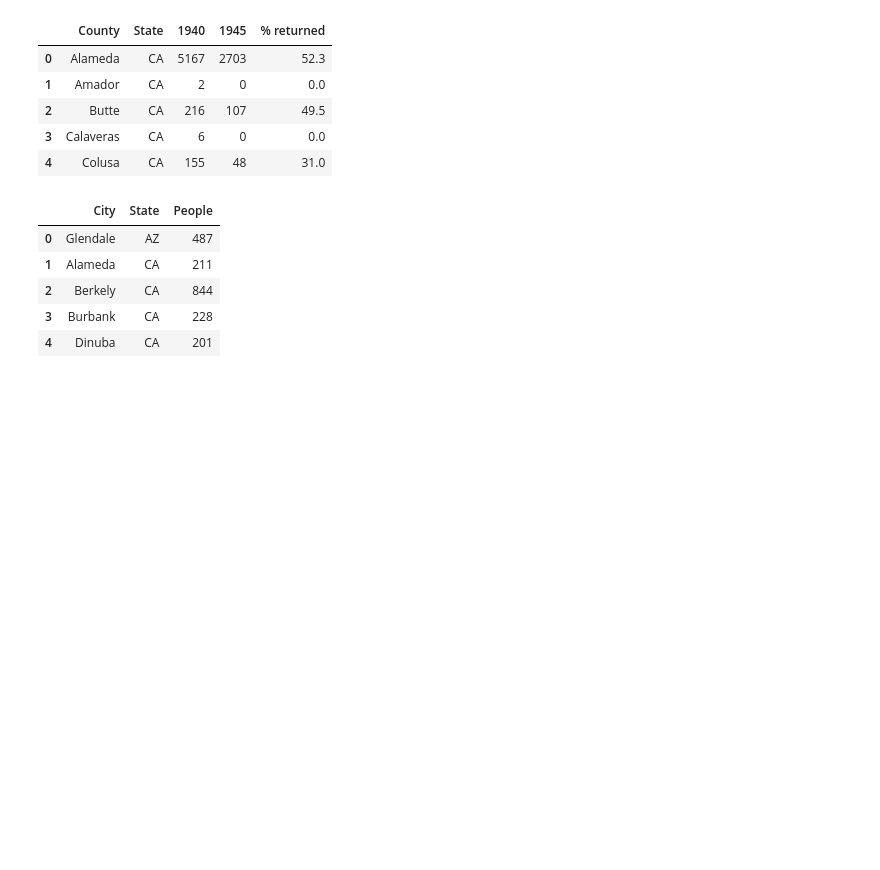
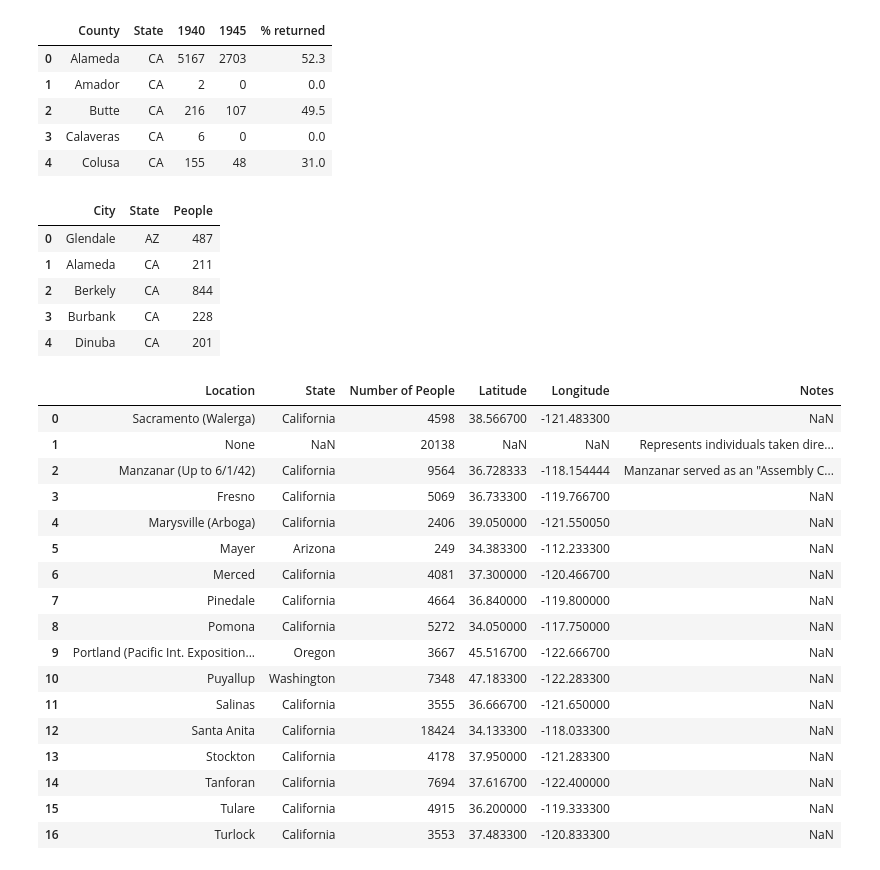
Before and after one commit to ds-modules/colwrit-r4b, a Jupyter notebook: Loading-Cleaning Data.ipynb, the cells around one changed output. Cells and saved outputs as stored; diff of their text form; code cells hidden in the pictures; blank space fills up the shorter version.

Commit message:
Behind Barbed Wire

```diff
--- a/Loading-Cleaning Data.ipynb
+++ b/Loading-Cleaning Data.ipynb
@@ -57,3 +88,24 @@ pd.read_csv("RelocationDestinations_Cities.csv", error_bad_lines = False).head()
 | 2 | Berkely | CA | 844 |
 | 3 | Burbank | CA | 228 |
 | 4 | Dinuba | CA | 201 |
+# %%
+pd.read_csv('BehindBarbedWire_StoryMap_AssemblyCentersMap_Data.csv', error_bad_lines = False)
+# %% [output]
+|  | Location | State | Number of People | Latitude | Longitude | Notes |
+| 0 | Sacramento (Walerga) | California | 4598 | 38.566700 | -121.483300 | NaN |
+| 1 | None | NaN | 20138 | NaN | NaN | Represents individuals taken dire... |
+| 2 | Manzanar (Up to 6/1/42) | California | 9564 | 36.728333 | -118.154444 | Manzanar served as an "Assembly C... |
+| 3 | Fresno | California | 5069 | 36.733300 | -119.766700 | NaN |
+| 4 | Marysville (Arboga) | California | 2406 | 39.050000 | -121.550050 | NaN |
+| 5 | Mayer | Arizona | 249 | 34.383300 | -112.233300 | NaN |
+| 6 | Merced | California | 4081 | 37.300000 | -120.466700 | NaN |
+| 7 | Pinedale | California | 4664 | 36.840000 | -119.800000 | NaN |
+| 8 | Pomona | California | 5272 | 34.050000 | -117.750000 | NaN |
+| 9 | Portland (Pacific Int. Exposition... | Oregon | 3667 | 45.516700 | -122.666700 | NaN |
+| 10 | Puyallup | Washington | 7348 | 47.183300 | -122.283300 | NaN |
+| 11 | Salinas | California | 3555 | 36.666700 | -121.650000 | NaN |
+| 12 | Santa Anita | California | 18424 | 34.133300 | -118.033300 | NaN |
+| 13 | Stockton | California | 4178 | 37.950000 | -121.283300 | NaN |
+| 14 | Tanforan | California | 7694 | 37.616700 | -122.400000 | NaN |
+| 15 | Tulare | California | 4915 | 36.200000 | -119.333300 | NaN |
+| 16 | Turlock | California | 3553 | 37.483300 | -120.833300 | NaN |
```
Also changed, not shown: parts of 4 cells of this notebook, 6 other files.
